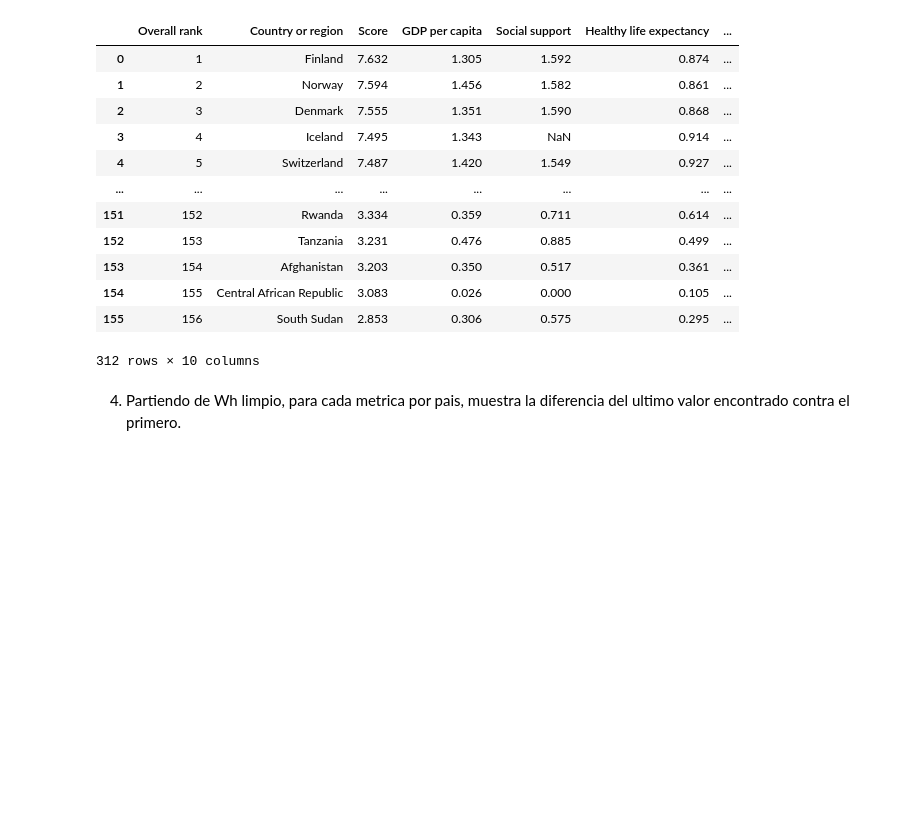
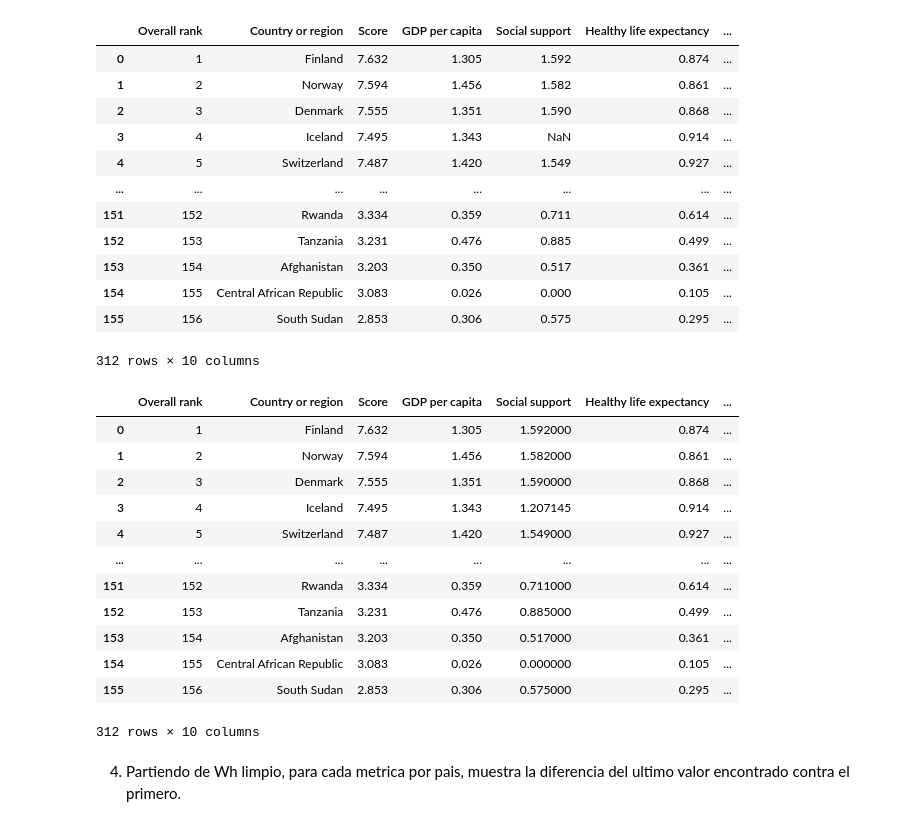
Before and after one commit to Ronying/WorldHappiness, a Jupyter notebook: EDA.ipynb, the cells around one changed output. Drawn from its saved outputs; the diff is of its cells as text; code cells hidden in the pictures; blank space fills up the shorter version.

```diff
--- a/EDA.ipynb
+++ b/EDA.ipynb
@@ -170,3 +170,21 @@ df = df.fillna(df.mean())
+# %%
+wh = wh.fillna(wh.mean())
+# %%
+wh
+# %% [output]
+|  | Overall rank | Country or region | Score | GDP per capita | Social support | Healthy life expectancy | ... |
+| 0 | 1 | Finland | 7.632 | 1.305 | 1.592000 | 0.874 | ... |
+| 1 | 2 | Norway | 7.594 | 1.456 | 1.582000 | 0.861 | ... |
+| 2 | 3 | Denmark | 7.555 | 1.351 | 1.590000 | 0.868 | ... |
+| 3 | 4 | Iceland | 7.495 | 1.343 | 1.207145 | 0.914 | ... |
+| 4 | 5 | Switzerland | 7.487 | 1.420 | 1.549000 | 0.927 | ... |
+| ... | ... | ... | ... | ... | ... | ... | ... |
+| 151 | 152 | Rwanda | 3.334 | 0.359 | 0.711000 | 0.614 | ... |
+| 152 | 153 | Tanzania | 3.231 | 0.476 | 0.885000 | 0.499 | ... |
+| 153 | 154 | Afghanistan | 3.203 | 0.350 | 0.517000 | 0.361 | ... |
+| 154 | 155 | Central African Republic | 3.083 | 0.026 | 0.000000 | 0.105 | ... |
+| 155 | 156 | South Sudan | 2.853 | 0.306 | 0.575000 | 0.295 | ... |
+312 rows × 10 columns
 # %% [markdown]
 4. Partiendo de Wh limpio, para cada metrica por pais, muestra la diferencia del ultimo valor encontrado contra el primero.
 # %% [markdown]
```
Also changed, not shown: parts of 2 cells of this notebook.
